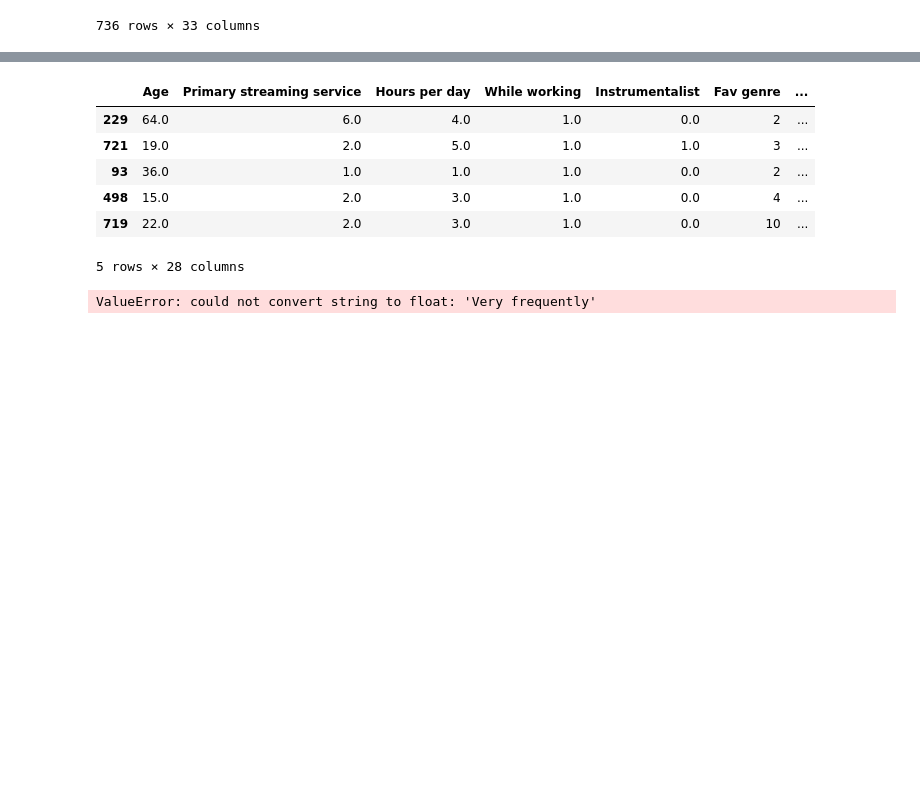
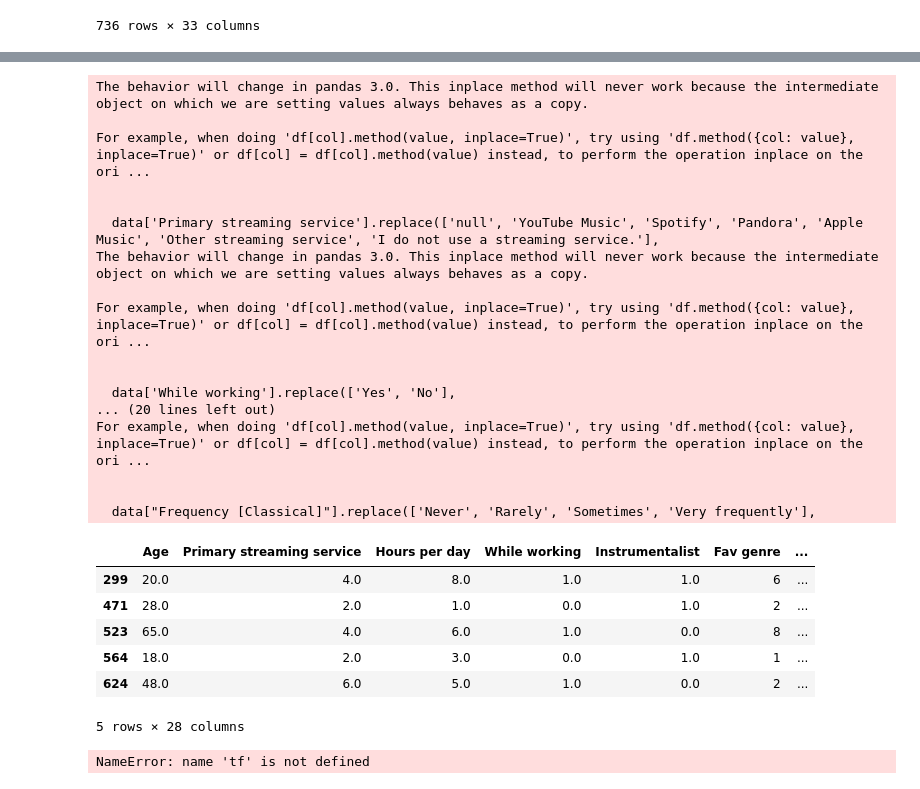
Before and after one commit to BugaPunk/MiniProject, a Jupyter notebook: PRO1-Inteligencia_Artificial.ipynb, the cells around one changed output, grey strips where cells are left out. Cells and saved outputs as stored; diff of their text form; code cells hidden in the pictures; blank space fills up the shorter version.

Commit message:
Frequency [Classical]

```diff
--- a/PRO1-Inteligencia_Artificial.ipynb
+++ b/PRO1-Inteligencia_Artificial.ipynb
@@ -88,28 +88,50 @@ data.head()
 # %%
 data['Primary streaming service'].replace(['null', 'YouTube Music', 'Spotify', 'Pandora', 'Apple Music', 'Other streaming service', 'I do not use a streaming service.'],
                                   [0, 1, 2, 3, 4, 5, 6],
                                   inplace = True)
 data['While working'].replace(['Yes', 'No'],
                                   [1, 0],
                                   inplace = True)
 data['Instrumentalist'].replace(['Yes', 'No'],
                                   [1, 0],
                                   inplace = True)
 data['Foreign languages'].replace(['Yes', 'No'],
                                   [1, 0],
                                   inplace = True)
 data['Fav genre'].replace(['Classical', 'Metal', 'Rock', 'Pop', 'K pop', 'Hip hop', 'Country', 'Rap', 'R&B', 'EDM', 'Video game music', 'Gospel', 'Lofi', 'Jazz', 'Latin', 'Folk'],
                                   [0, 1, 2, 3, 4, 5, 6, 7, 8, 9, 10, 11, 12, 13, 14, 15],
                                   inplace = True)
+
+data["Frequency [Classical]"].replace(['Never', 'Rarely', 'Sometimes', 'Very frequently'],
+                                  [0, 1, 2, 3],
+                                  inplace = True)
+
 data.head()
 # %% [output]
+The behavior will change in pandas 3.0. This inplace method will never work because the intermediate object on which we are setting values always behaves as a copy.
+
+For example, when doing 'df[col].method(value, inplace=True)', try using 'df.method({col: value}, inplace=True)' or df[col] = df[col].method(value) instead, to perform the operation inplace on the ori ...
+
+
+  data['Primary streaming service'].replace(['null', 'YouTube Music', 'Spotify', 'Pandora', 'Apple Music', 'Other streaming service', 'I do not use a streaming service.'],
+The behavior will change in pandas 3.0. This inplace method will never work because the intermediate object on which we are setting values always behaves as a copy.
+
+For example, when doing 'df[col].method(value, inplace=True)', try using 'df.method({col: value}, inplace=True)' or df[col] = df[col].method(value) instead, to perform the operation inplace on the ori ...
+
+
+  data['While working'].replace(['Yes', 'No'],
+... (20 lines left out)
+For example, when doing 'df[col].method(value, inplace=True)', try using 'df.method({col: value}, inplace=True)' or df[col] = df[col].method(value) instead, to perform the operation inplace on the ori ...
+
+
+  data["Frequency [Classical]"].replace(['Never', 'Rarely', 'Sometimes', 'Very frequently'],
 |  | Age | Primary streaming service | Hours per day | While working | Instrumentalist | Fav genre | ... |
-| 229 | 64.0 | 6.0 | 4.0 | 1.0 | 0.0 | 2 | ... |
-| 721 | 19.0 | 2.0 | 5.0 | 1.0 | 1.0 | 3 | ... |
-| 93 | 36.0 | 1.0 | 1.0 | 1.0 | 0.0 | 2 | ... |
-| 498 | 15.0 | 2.0 | 3.0 | 1.0 | 0.0 | 4 | ... |
-| 719 | 22.0 | 2.0 | 3.0 | 1.0 | 0.0 | 10 | ... |
+| 299 | 20.0 | 4.0 | 8.0 | 1.0 | 1.0 | 6 | ... |
+| 471 | 28.0 | 2.0 | 1.0 | 0.0 | 1.0 | 2 | ... |
+| 523 | 65.0 | 4.0 | 6.0 | 1.0 | 0.0 | 8 | ... |
+| 564 | 18.0 | 2.0 | 3.0 | 0.0 | 1.0 | 1 | ... |
+| 624 | 48.0 | 6.0 | 5.0 | 1.0 | 0.0 | 2 | ... |
-5 rows × 28 columns
+5 rows × 28 columns
 # %%
 data_test = data.sample(frac = 0.2, axis=0)
 data_train = data.drop(index = data_test.index)
@@ -130,4 +152,4 @@ model.compile(optimizer = tf.keras.optimizers.Adam(0.1),
               loss = 'binary_crossentropy',
               metrics = ['accuracy'])
 # %% [output]
-ValueError: could not convert string to float: 'Very frequently'
+NameError: name 'tf' is not defined
```
Also changed, not shown: parts of 1 cell of this notebook.
